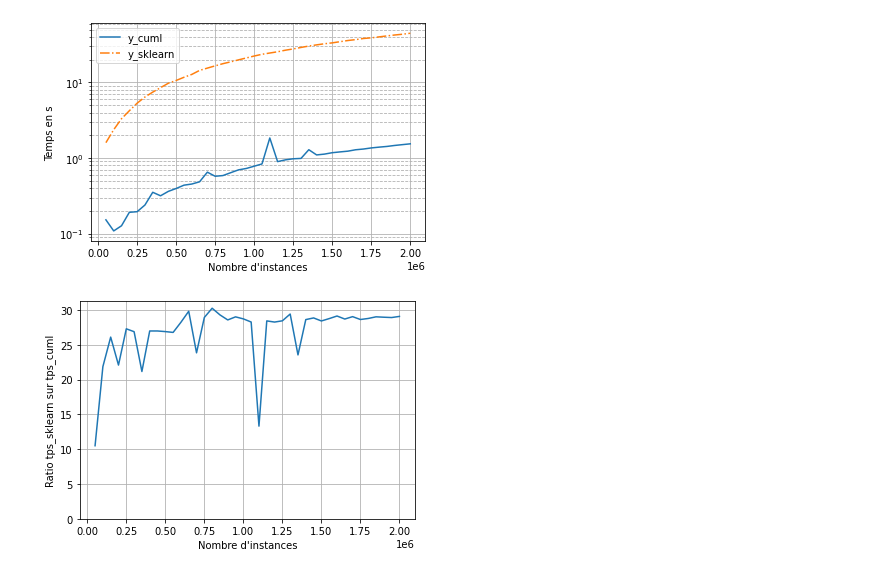
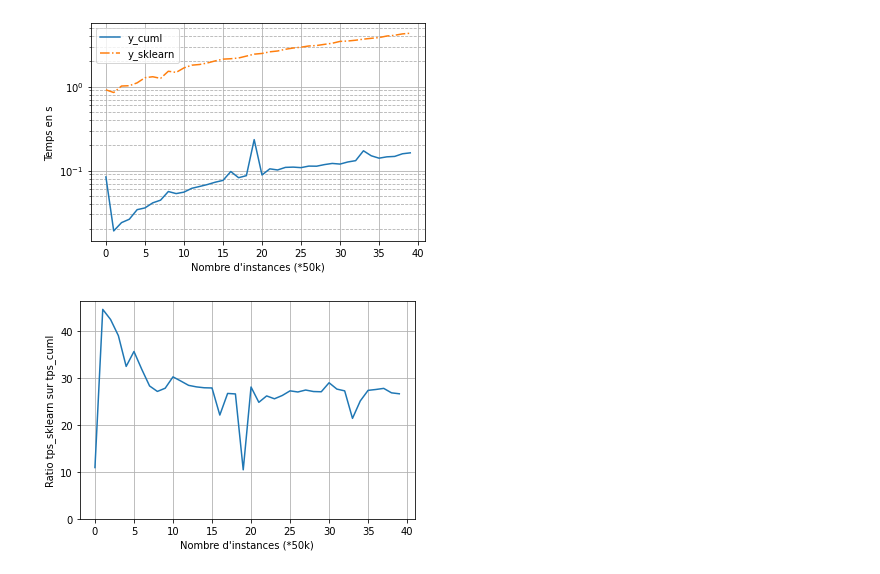
Before and after one commit to GaspardBT/pfe_rapids, a Jupyter notebook: metrics_analysis/kmeans_analysis/kmeans_analysis.ipynb, the cells around one changed output. Cells and saved outputs as stored; diff of their text form; code cells hidden in the pictures.

```diff
--- a/metrics_analysis/kmeans_analysis/kmeans_analysis.ipynb
+++ b/metrics_analysis/kmeans_analysis/kmeans_analysis.ipynb
@@ -33,27 +4,27 @@ A=b
+# %%
+data = pd.read_csv('john6_bench_cluster.csv')
 # %%
-df = pd.DataFrame(A)
-df.set_index(0, inplace=True)
-df["y_cuml"] = df [1]
-df["y_sklearn"] = df [2]
+df =data
+
 df["ratio"] = df[["y_cuml","y_sklearn"]].apply(lambda x:x[1]/x[0], axis=1)
 # %%
 styles = ["-","-."]
 df[["y_cuml","y_sklearn"]].plot(logy=True,style=styles)
-plt.xlabel("Nombre d'instances")
+plt.xlabel("Nombre d'instances (*50k)")
 plt.ylabel("Temps en s")
 plt.grid(True, which="major", ls="-")
 plt.grid(True, which="minor", ls="--")
 # ajouter john1 /john6
-plt.savefig('test_kmeans.svg')
+plt.savefig('test_kmeans_john6.svg')
 # %% [output]
-[figure, old version]
+[figure, new version]
 # %%
 df["ratio"].plot()
-plt.xlabel("Nombre d'instances")
+plt.xlabel("Nombre d'instances (*50k)")
 plt.ylabel("Ratio tps_sklearn sur tps_cuml")
 plt.grid(True, which="major", ls="-")
 # start avec y=0
 plt.ylim(bottom=0)
-plt.savefig('test_kmeans_ratio.svg')
+plt.savefig('test_kmeans_ratio_john6.svg')
 # %% [output]
-[figure, old version]
+[figure, new version]
```
Also changed, not shown: parts of 5 cells of this notebook, 35 other files.
